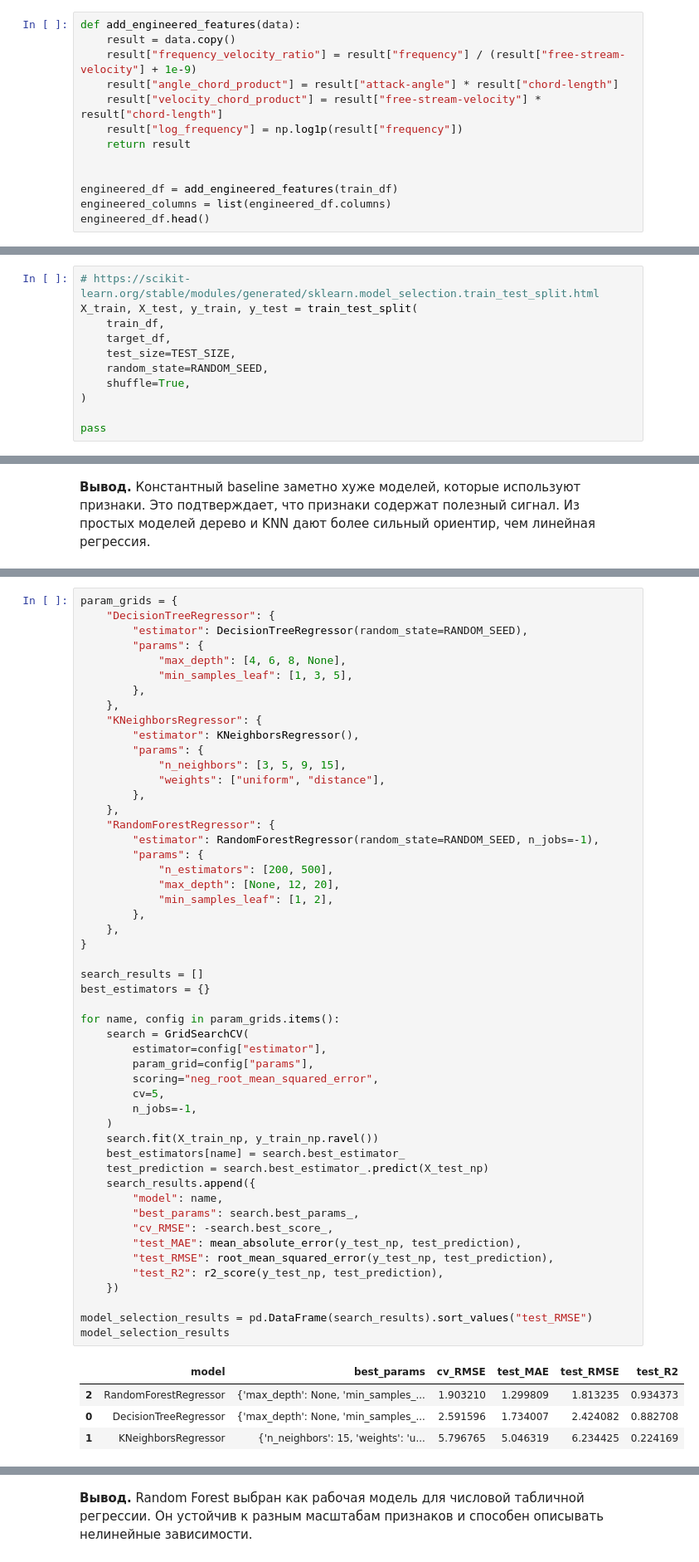
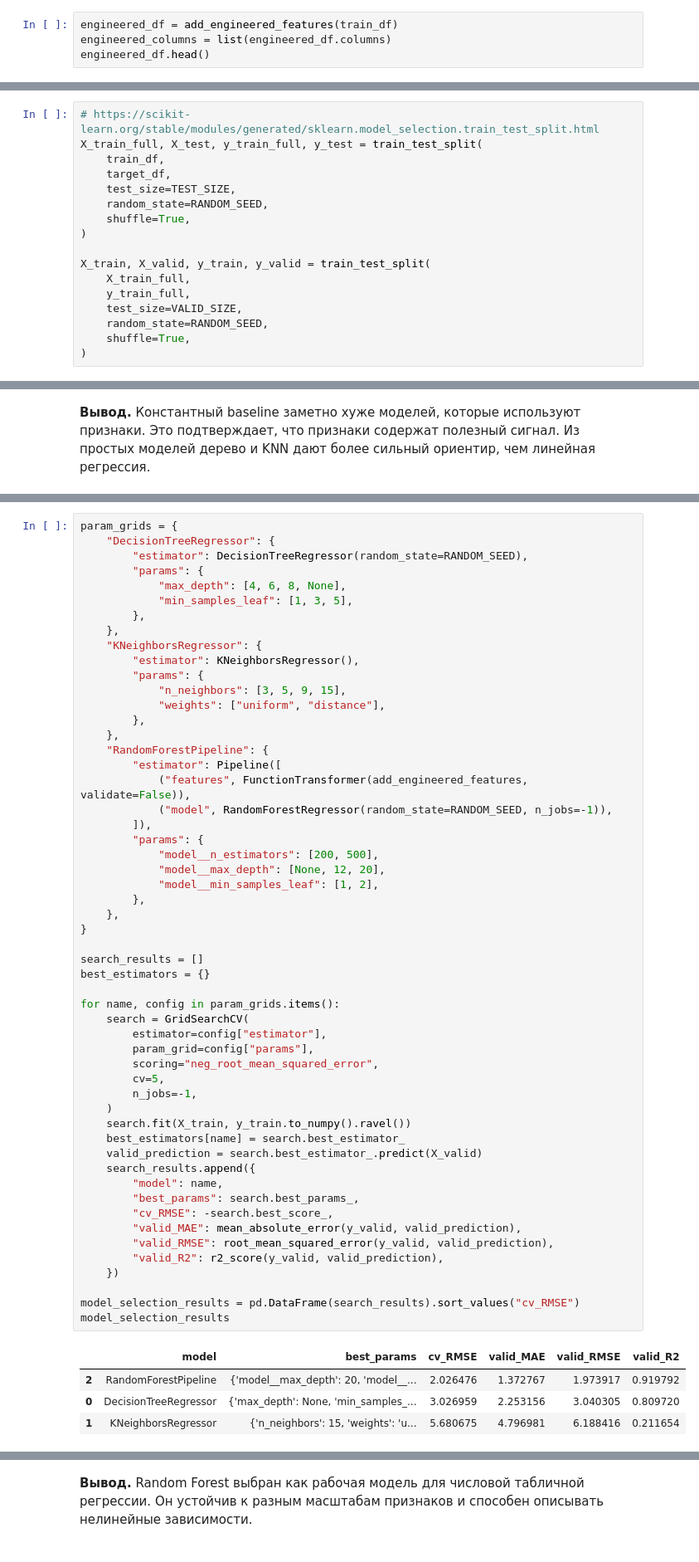
Before and after one commit to nepridumalnik/it-lms-course, a Jupyter notebook: final/task.ipynb, the cells around one changed output, grey strips where cells are left out. Shown at 83% size. Drawn from its saved outputs; the diff is of its cells as text.

```diff
--- a/final/task.ipynb
+++ b/final/task.ipynb
@@ -220,15 +215,6 @@ target_df.head()
 
 Добавляем несколько производных признаков и сравниваем качество модели на исходных и расширенных признаках.
 # %%
-def add_engineered_features(data):
-    result = data.copy()
-    result["frequency_velocity_ratio"] = result["frequency"] / (result["free-stream-velocity"] + 1e-9)
-    result["angle_chord_product"] = result["attack-angle"] * result["chord-length"]
-    result["velocity_chord_product"] = result["free-stream-velocity"] * result["chord-length"]
-    result["log_frequency"] = np.log1p(result["frequency"])
-    return result
-
-
 engineered_df = add_engineered_features(train_df)
 engineered_columns = list(engineered_df.columns)
 engineered_df.head()
@@ -293,6 +279,6 @@ feature_engineering_results
 # %%
 # https://scikit-learn.org/stable/modules/generated/sklearn.model_selection.train_test_split.html
-X_train, X_test, y_train, y_test = train_test_split(
+X_train_full, X_test, y_train_full, y_test = train_test_split(
     train_df,
     target_df,
     test_size=TEST_SIZE,
@@ -300,6 +286,12 @@ X_train, X_test, y_train, y_test = train_test_split(
     shuffle=True,
 )
 
-pass
+X_train, X_valid, y_train, y_valid = train_test_split(
+    X_train_full,
+    y_train_full,
+    test_size=VALID_SIZE,
+    random_state=RANDOM_SEED,
+    shuffle=True,
+)
 # %%
 X_train_np = X_train.to_numpy()
@@ -378,48 +388,51 @@ param_grids = {
         "params": {
             "n_neighbors": [3, 5, 9, 15],
             "weights": ["uniform", "distance"],
         },
     },
-    "RandomForestRegressor": {
-        "estimator": RandomForestRegressor(random_state=RANDOM_SEED, n_jobs=-1),
+    "RandomForestPipeline": {
+        "estimator": Pipeline([
+            ("features", FunctionTransformer(add_engineered_features, validate=False)),
+            ("model", RandomForestRegressor(random_state=RANDOM_SEED, n_jobs=-1)),
+        ]),
         "params": {
-            "n_estimators": [200, 500],
-            "max_depth": [None, 12, 20],
-            "min_samples_leaf": [1, 2],
+            "model__n_estimators": [200, 500],
+            "model__max_depth": [None, 12, 20],
+            "model__min_samples_leaf": [1, 2],
         },
     },
 }
 
 search_results = []
 best_estimators = {}
 
 for name, config in param_grids.items():
     search = GridSearchCV(
         estimator=config["estimator"],
         param_grid=config["params"],
         scoring="neg_root_mean_squared_error",
         cv=5,
         n_jobs=-1,
     )
-    search.fit(X_train_np, y_train_np.ravel())
+    search.fit(X_train, y_train.to_numpy().ravel())
     best_estimators[name] = search.best_estimator_
-    test_prediction = search.best_estimator_.predict(X_test_np)
+    valid_prediction = search.best_estimator_.predict(X_valid)
     search_results.append({
         "model": name,
         "best_params": search.best_params_,
         "cv_RMSE": -search.best_score_,
-        "test_MAE": mean_absolute_error(y_test_np, test_prediction),
-        "test_RMSE": root_mean_squared_error(y_test_np, test_prediction),
-        "test_R2": r2_score(y_test_np, test_prediction),
+        "valid_MAE": mean_absolute_error(y_valid, valid_prediction),
+        "valid_RMSE": root_mean_squared_error(y_valid, valid_prediction),
+        "valid_R2": r2_score(y_valid, valid_prediction),
     })
 
-model_selection_results = pd.DataFrame(search_results).sort_values("test_RMSE")
+model_selection_results = pd.DataFrame(search_results).sort_values("cv_RMSE")
 model_selection_results
 # %% [output]
-|  | model | best_params | cv_RMSE | test_MAE | test_RMSE | test_R2 |
-| 2 | RandomForestRegressor | {'max_depth': None, 'min_samples_... | 1.903210 | 1.299809 | 1.813235 | 0.934373 |
-| 0 | DecisionTreeRegressor | {'max_depth': None, 'min_samples_... | 2.591596 | 1.734007 | 2.424082 | 0.882708 |
-| 1 | KNeighborsRegressor | {'n_neighbors': 15, 'weights': 'u... | 5.796765 | 5.046319 | 6.234425 | 0.224169 |
+|  | model | best_params | cv_RMSE | valid_MAE | valid_RMSE | valid_R2 |
+| 2 | RandomForestPipeline | {'model__max_depth': 20, 'model__... | 2.026476 | 1.372767 | 1.973917 | 0.919792 |
+| 0 | DecisionTreeRegressor | {'max_depth': None, 'min_samples_... | 3.026959 | 2.253156 | 3.040305 | 0.809720 |
+| 1 | KNeighborsRegressor | {'n_neighbors': 15, 'weights': 'u... | 5.680675 | 4.796981 | 6.188416 | 0.211654 |
 # %%
 best_model_name = model_selection_results.iloc[0]["model"]
 best_model = best_estimators[best_model_name]
```
Also changed, not shown: parts of 33 cells of this notebook, 3 other files.
